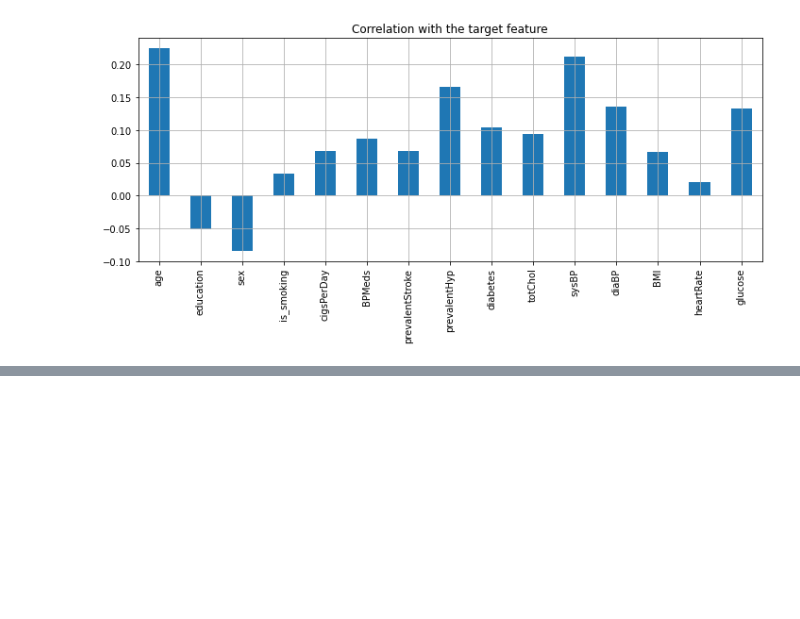
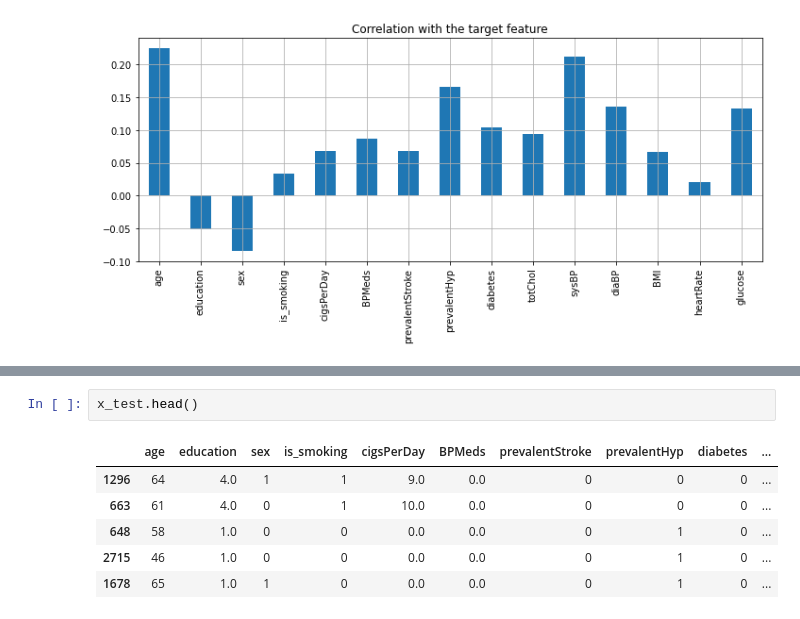
Before and after one commit to shub0411/Cardiovascular-Risk-Prediction, a Jupyter notebook: Cardiovascular_Risk_Prediction_Capstone_Project.ipynb, the cells around one changed output, grey strips where cells are left out. Saved outputs shown, nothing was run; the diff lists cells and outputs as text; blank space fills up the shorter version.

```diff
--- a/Cardiovascular_Risk_Prediction_Capstone_Project.ipynb
+++ b/Cardiovascular_Risk_Prediction_Capstone_Project.ipynb
@@ -437,0 +484,9 @@ plt.tight_layout()
+# %%
+x_test.head()
+# %% [output]
+|  | age | education | sex | is_smoking | cigsPerDay | BPMeds | prevalentStroke | prevalentHyp | diabetes | ... |
+| 1296 | 64 | 4.0 | 1 | 1 | 9.0 | 0.0 | 0 | 0 | 0 | ... |
+| 663 | 61 | 4.0 | 0 | 1 | 10.0 | 0.0 | 0 | 0 | 0 | ... |
+| 648 | 58 | 1.0 | 0 | 0 | 0.0 | 0.0 | 0 | 1 | 0 | ... |
+| 2715 | 46 | 1.0 | 0 | 0 | 0.0 | 0.0 | 0 | 1 | 0 | ... |
+| 1678 | 65 | 1.0 | 1 | 0 | 0.0 | 0.0 | 0 | 1 | 0 | ... |
```
Also changed, not shown: parts of 33 cells of this notebook.
